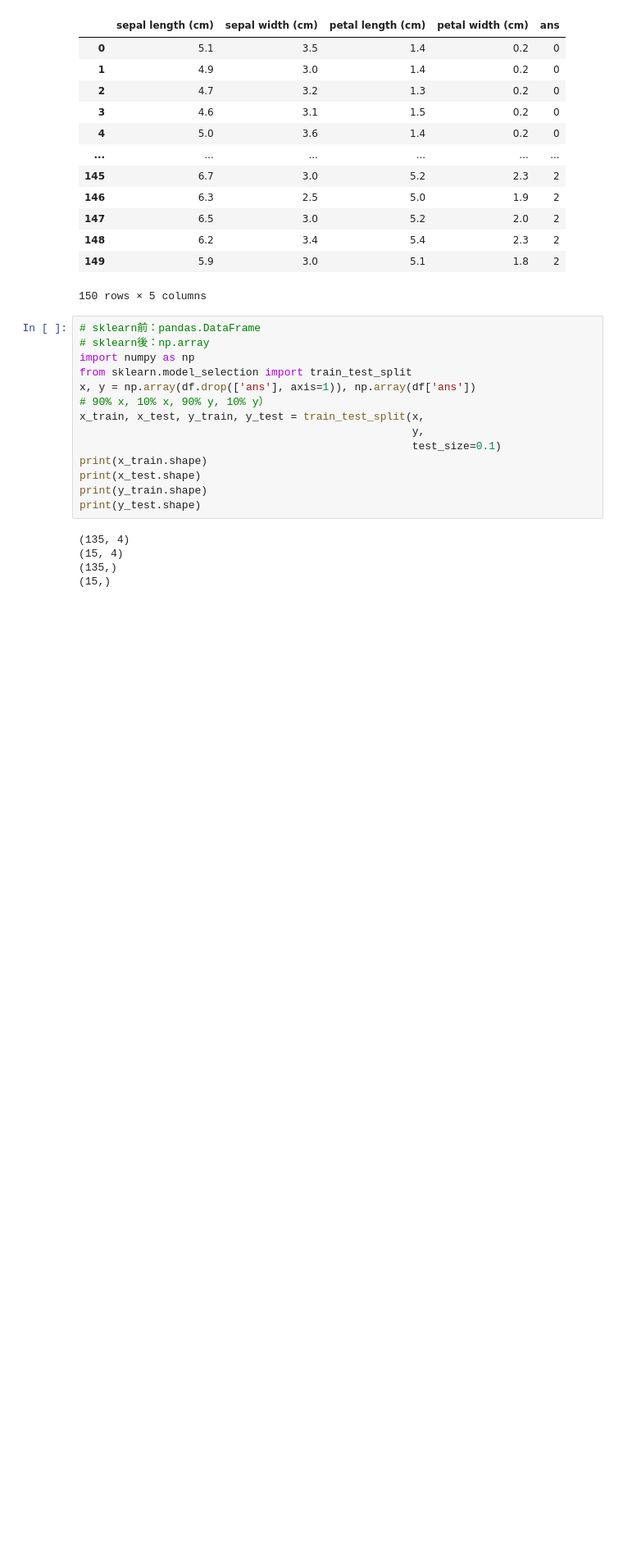
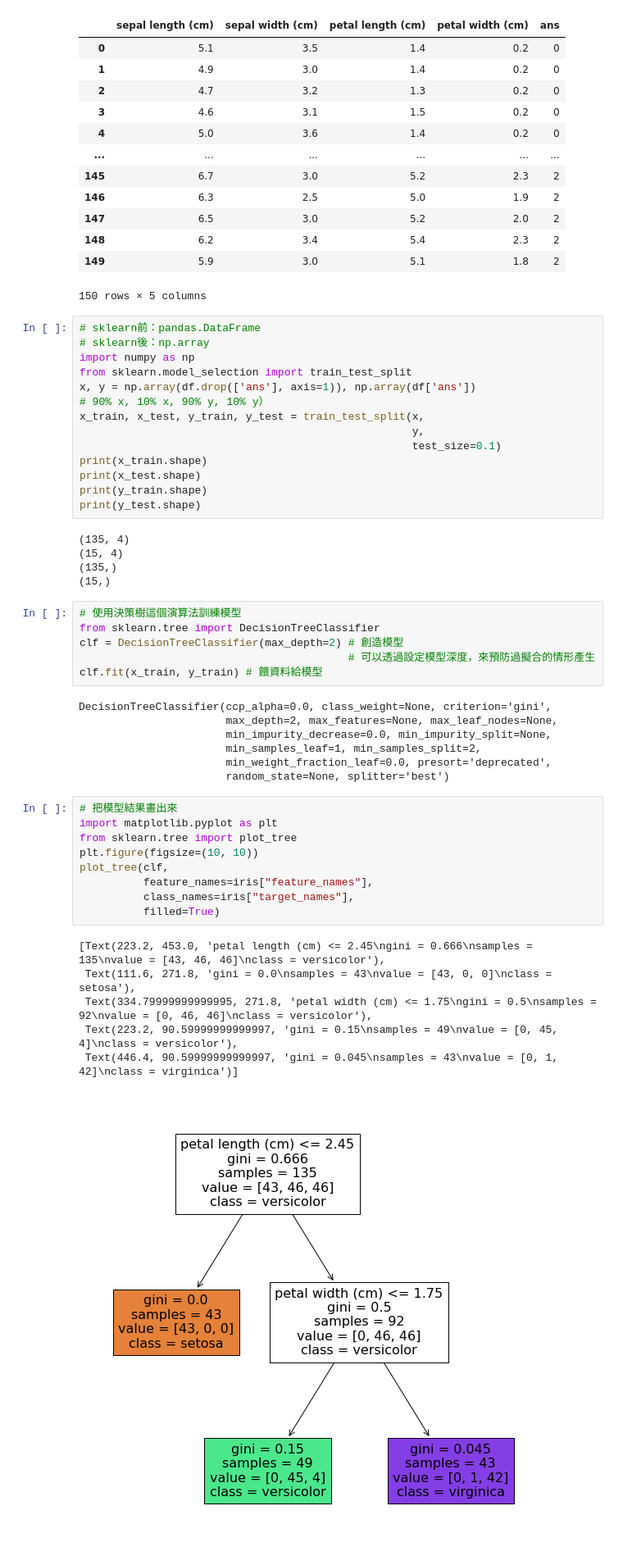
Before and after one commit to emmayeh-0211/2021AI_ml, a Jupyter notebook: classification.ipynb, the cells around one changed output. Shown at 82% size. Saved outputs shown, nothing was run; the diff lists cells and outputs as text; blank space fills up the shorter version.

```diff
--- a/classification.ipynb
+++ b/classification.ipynb
@@ -63,3 +63,32 @@ print(y_test.shape)
 (15, 4)
 (135,)
 (15,)
+# %%
+# 使用決策樹這個演算法訓練模型
+from sklearn.tree import DecisionTreeClassifier
+clf = DecisionTreeClassifier(max_depth=2) # 創造模型
+                                          # 可以透過設定模型深度，來預防過擬合的情形產生
+clf.fit(x_train, y_train) # 餵資料給模型
+# %% [output]
+DecisionTreeClassifier(ccp_alpha=0.0, class_weight=None, criterion='gini',
+                       max_depth=2, max_features=None, max_leaf_nodes=None,
+                       min_impurity_decrease=0.0, min_impurity_split=None,
+                       min_samples_leaf=1, min_samples_split=2,
+                       min_weight_fraction_leaf=0.0, presort='deprecated',
+                       random_state=None, splitter='best')
+# %%
+# 把模型結果畫出來
+import matplotlib.pyplot as plt
+from sklearn.tree import plot_tree
+plt.figure(figsize=(10, 10))
+plot_tree(clf,
+          feature_names=iris["feature_names"],
+          class_names=iris["target_names"],
+          filled=True)
+# %% [output]
+[Text(223.2, 453.0, 'petal length (cm) <= 2.45\ngini = 0.666\nsamples = 135\nvalue = [43, 46, 46]\nclass = versicolor'),
+ Text(111.6, 271.8, 'gini = 0.0\nsamples = 43\nvalue = [43, 0, 0]\nclass = setosa'),
+ Text(334.79999999999995, 271.8, 'petal width (cm) <= 1.75\ngini = 0.5\nsamples = 92\nvalue = [0, 46, 46]\nclass = versicolor'),
+ Text(223.2, 90.59999999999997, 'gini = 0.15\nsamples = 49\nvalue = [0, 45, 4]\nclass = versicolor'),
+ Text(446.4, 90.59999999999997, 'gini = 0.045\nsamples = 43\nvalue = [0, 1, 42]\nclass = virginica')]
+[figure, added]
```
Also changed, not shown: parts of 1 cell of this notebook.
